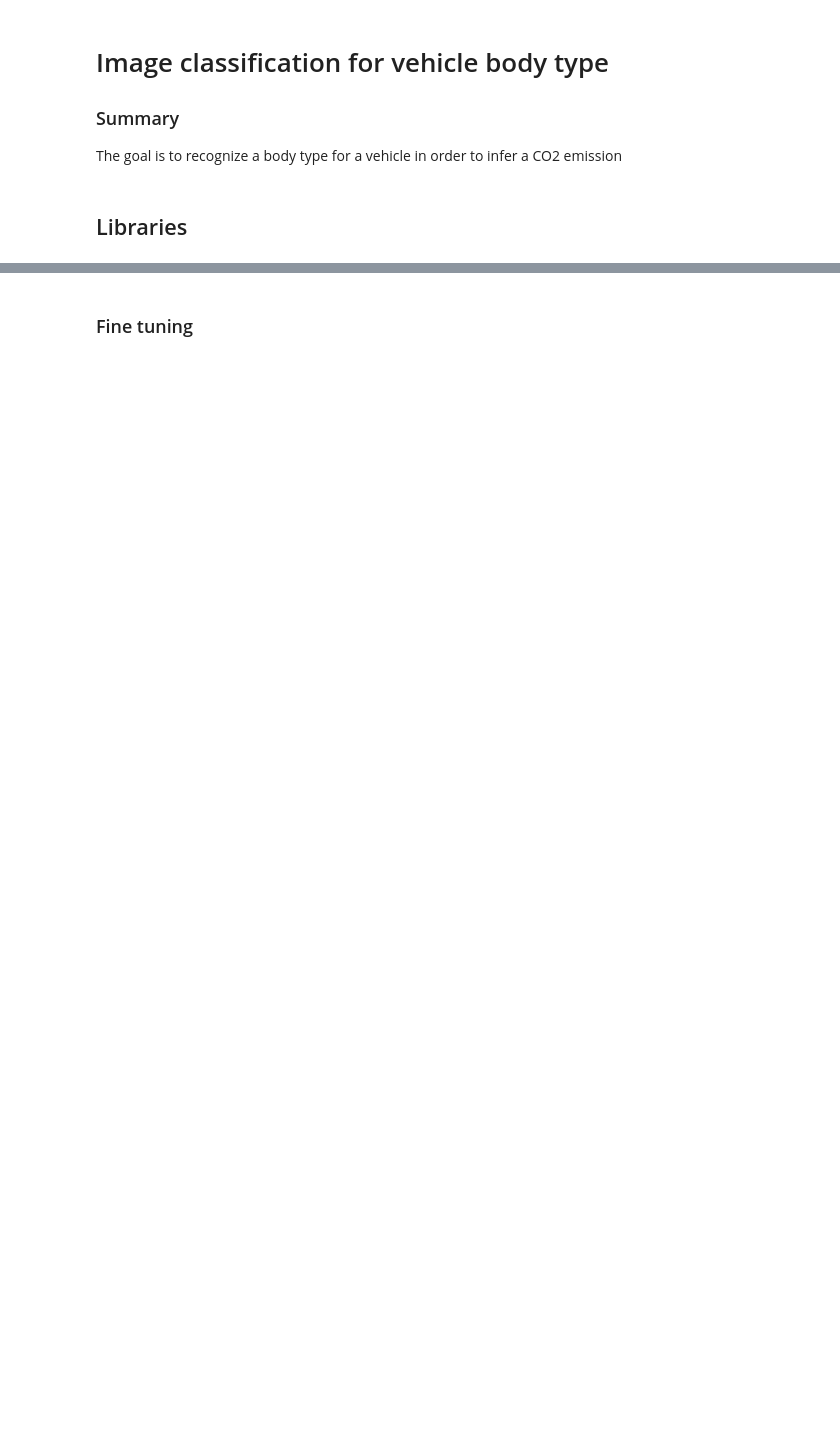
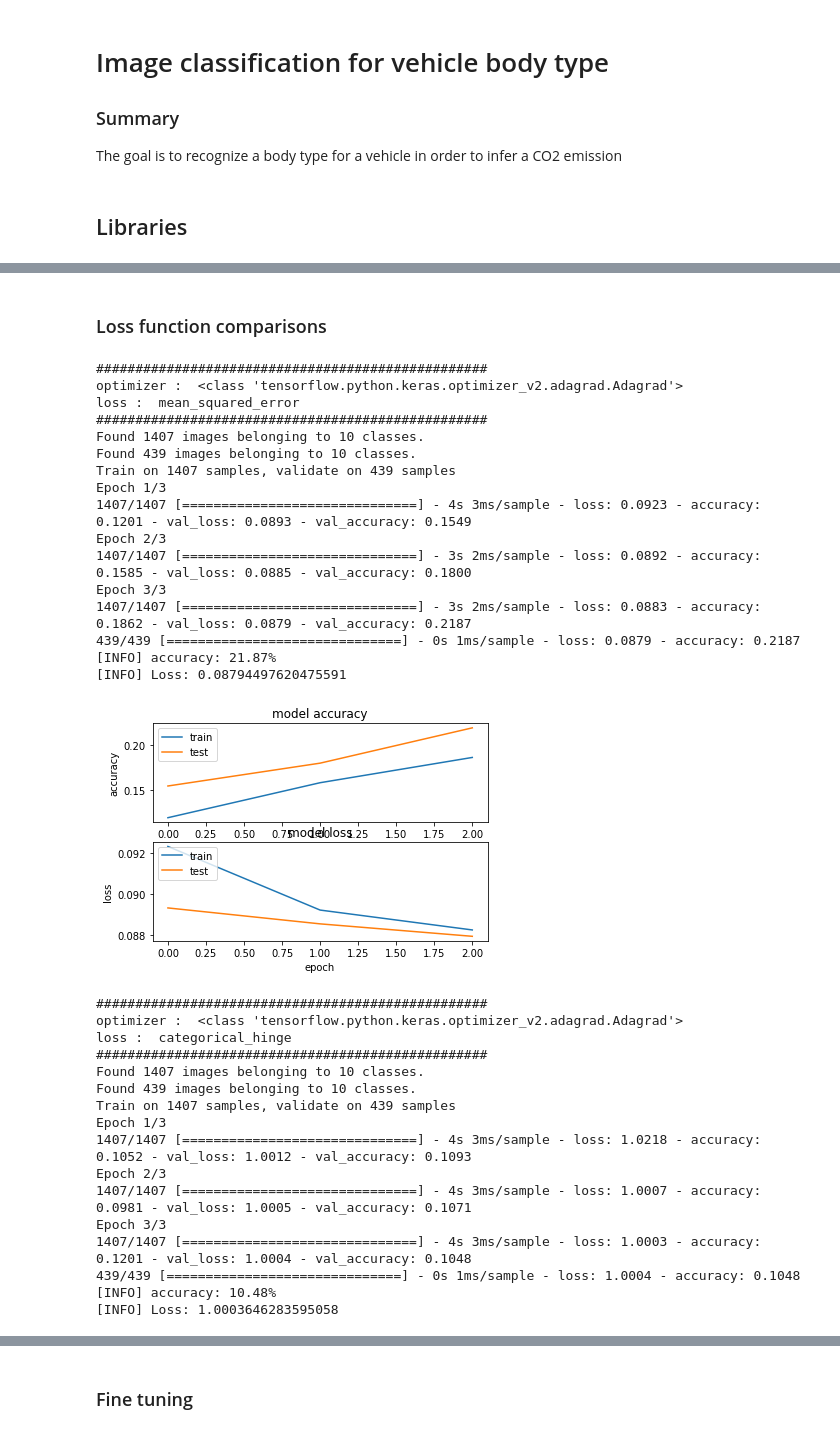
Before and after one commit to VALDOM-PROJET-TRANSVERSE-2019/Module3_VehicleEmissions, a Jupyter notebook: infer_emission/models_analysis/2-model_vehicle_finetuning_resnet.ipynb, the cells around one changed output, grey strips where cells are left out. Saved outputs shown, nothing was run; the diff lists cells and outputs as text; code cells hidden in the pictures; blank space fills up the shorter version.

Commit message:
neural network modification (loss function and optimizer fine-tuning)

```diff
--- a/infer_emission/models_analysis/2-model_vehicle_finetuning_resnet.ipynb
+++ b/infer_emission/models_analysis/2-model_vehicle_finetuning_resnet.ipynb
@@ -97,0 +147,11 @@ Found 439 images belonging to 10 classes.
+# %%
+def get_train_val_labels(generator_train, generator_val):
+    num_classes = len(generator_train.class_indices)
+    train_labels = generator_train.classes
+    train_labels = to_categorical(train_labels, num_classes=num_classes)
+
+    num_classes = len(generator_val.class_indices)
+    val_labels = generator_val.classes
+    val_labels = to_categorical(val_labels, num_classes=num_classes)
+
+    return train_labels, val_labels
@@ -97,0 +164,21 @@ Found 439 images belonging to 10 classes.
+# %%
+def plot_training(history):
+    # summarize history for accuracy
+    plt.subplot(211)
+    plt.plot(history.history['accuracy'])
+    plt.plot(history.history['val_accuracy'])
+    plt.title('model accuracy')
+    plt.ylabel('accuracy')
+    plt.xlabel('epoch')
+    plt.legend(['train', 'test'], loc='upper left')
+
+    # summarize history for loss
+
+    plt.subplot(212)
+    plt.plot(history.history['loss'])
+    plt.plot(history.history['val_loss'])
+    plt.title('model loss')
+    plt.ylabel('loss')
+    plt.xlabel('epoch')
+    plt.legend(['train', 'test'], loc='upper left')
+    plt.show()
@@ -97,0 +253,48 @@ Found 439 images belonging to 10 classes.
+# %% [markdown]
+### Loss function comparisons
+# %%
+loss_fcts = ["mean_squared_error", "categorical_hinge", "categorical_crossentropy"]
+histories = []
+
+for loss_fct in loss_fcts:
+    print("##################################################")
+    print("optimizer : ", optimizer)
+    print("loss : ", loss_fct)
+    print("##################################################")
+    history = train_top_model(save_weights=False, loss=loss_fct, optimizer=optimizer)
+    plot_training(history)
+    histories.append(history)
+# %% [output]
+##################################################
+optimizer :  <class 'tensorflow.python.keras.optimizer_v2.adagrad.Adagrad'>
+loss :  mean_squared_error
+##################################################
+Found 1407 images belonging to 10 classes.
+Found 439 images belonging to 10 classes.
+Train on 1407 samples, validate on 439 samples
+Epoch 1/3
+1407/1407 [==============================] - 4s 3ms/sample - loss: 0.0923 - accuracy: 0.1201 - val_loss: 0.0893 - val_accuracy: 0.1549
+Epoch 2/3
+1407/1407 [==============================] - 3s 2ms/sample - loss: 0.0892 - accuracy: 0.1585 - val_loss: 0.0885 - val_accuracy: 0.1800
+Epoch 3/3
+1407/1407 [==============================] - 3s 2ms/sample - loss: 0.0883 - accuracy: 0.1862 - val_loss: 0.0879 - val_accuracy: 0.2187
+439/439 [==============================] - 0s 1ms/sample - loss: 0.0879 - accuracy: 0.2187
+[INFO] accuracy: 21.87%
+[INFO] Loss: 0.08794497620475591
+[figure, added]
+##################################################
+optimizer :  <class 'tensorflow.python.keras.optimizer_v2.adagrad.Adagrad'>
+loss :  categorical_hinge
+##################################################
+Found 1407 images belonging to 10 classes.
+Found 439 images belonging to 10 classes.
+Train on 1407 samples, validate on 439 samples
+Epoch 1/3
+1407/1407 [==============================] - 4s 3ms/sample - loss: 1.0218 - accuracy: 0.1052 - val_loss: 1.0012 - val_accuracy: 0.1093
+Epoch 2/3
+1407/1407 [==============================] - 4s 3ms/sample - loss: 1.0007 - accuracy: 0.0981 - val_loss: 1.0005 - val_accuracy: 0.1071
+Epoch 3/3
+1407/1407 [==============================] - 4s 3ms/sample - loss: 1.0003 - accuracy: 0.1201 - val_loss: 1.0004 - val_accuracy: 0.1048
+439/439 [==============================] - 0s 1ms/sample - loss: 1.0004 - accuracy: 0.1048
+[INFO] accuracy: 10.48%
+[INFO] Loss: 1.0003646283595058
```
Also changed, not shown: parts of 42 cells of this notebook.
